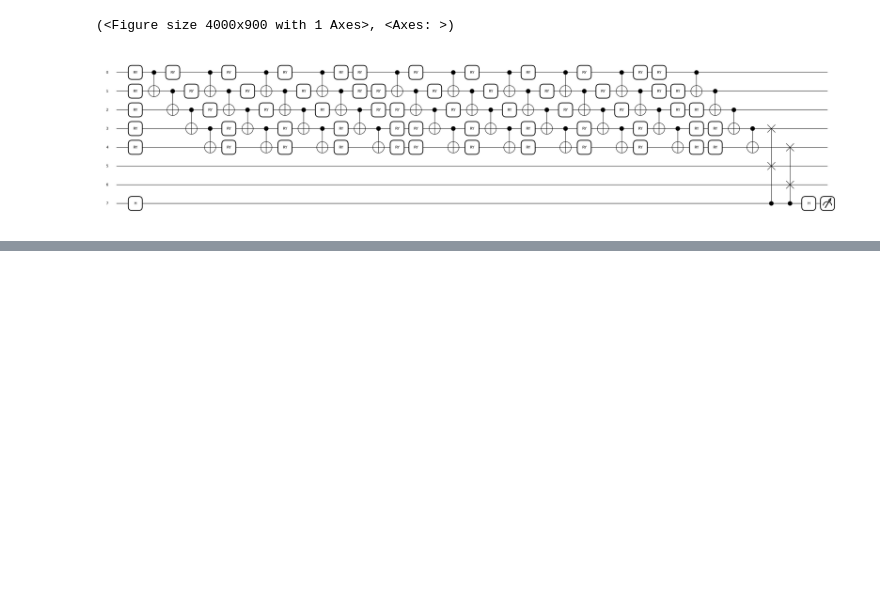
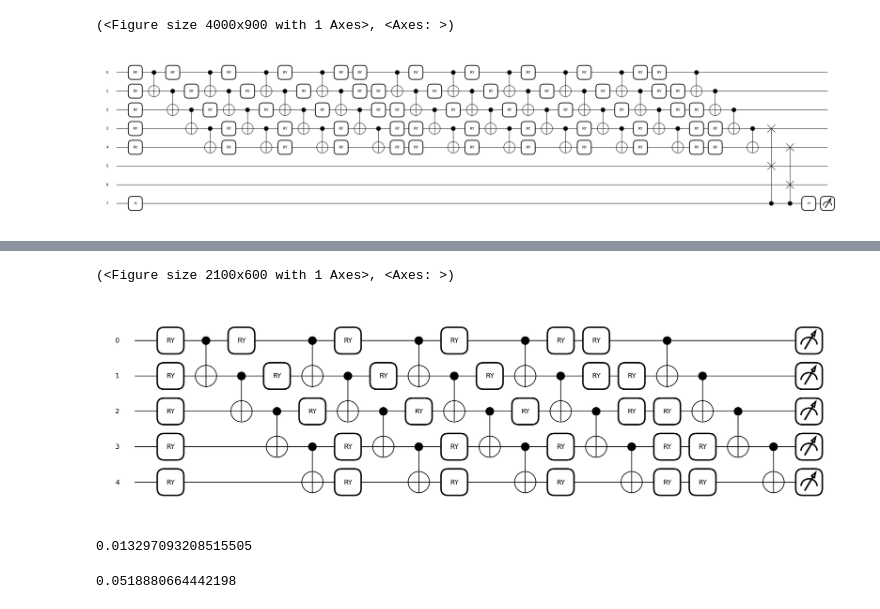
Before and after one commit to EdoardoZappia/Quantum_Autoencoder_PML_Exam, a Jupyter notebook: quantum_autoencoder.ipynb, the cells around one changed output, grey strips where cells are left out. Cells and saved outputs as stored; diff of their text form; code cells hidden in the pictures; blank space fills up the shorter version.

```diff
--- a/quantum_autoencoder.ipynb
+++ b/quantum_autoencoder.ipynb
@@ -296,4 +294,4 @@ train_images, train_labes = get_dataset_digits(2)
 # %%
-image= train_images[0]
-print(image)
+image_0= train_images[0]
+print(image_0)
 # %% [output]
@@ -442,19 +374,0 @@ def cost_function_digits(params):
-# %%
-# Inizializzazione dell'ottimizzatore
-opt = qml.GradientDescentOptimizer(stepsize=0.1)
-steps = 150
-costs_digits = []
-
-# Ciclo di addestramento
-start = time.time()
-for i in range(steps):
-    params_digits, cost_val = opt.step_and_cost(cost_function_digits, params_digits)
-    costs_digits.append(cost_val)
-    #if i%5==0:
-        #print(f"Step {i+1}: cost = {cost_val:.4f}")
-
-elapsed = time.time() - start
-print(f"Fit in {elapsed:0.2f} seconds")
-# Stampa dei pesi ottimizzati
-#print("Pesi ottimizzati:", params)
-#opt_weights = params
@@ -545,0 +398,12 @@ print(qml.math.fidelity_statevector(test_digits_state(opt_weights_digits), autoe
+# %%
+@qml.qnode(dev)
+def initial_image(image):
+    qml.devices.qubit.create_initial_state([0, 1, 2, 3, 4])
+    ansatz_custom_digits(image, n_wires_latent, n_wires_trash)
+    return [qml.expval(qml.PauliZ(i)) for i in range(5)]
+# %%
+drawer_2 = qml.draw_mpl(initial_image)
+print(drawer_2(image_0))
+# %% [output]
+(<Figure size 2100x600 with 1 Axes>, <Axes: >)
+[figure, added]
@@ -545,0 +418,4 @@ print(qml.math.fidelity_statevector(test_digits_state(opt_weights_digits), autoe
+# %%
+print(distance_fidelity(init_0, test_0))
+# %% [output]
+0.013297093208515505
@@ -545,0 +424,6 @@ print(qml.math.fidelity_statevector(test_digits_state(opt_weights_digits), autoe
+# %%
+test_1 = autoencoder_digits(opt_weights_digits, image_1)
+init_1 = initial_image(image_1)
+print(distance_fidelity(init_1, test_1))
+# %% [output]
+0.0518880664442198
```
Also changed, not shown: parts of 39 cells of this notebook, 1 other file.
